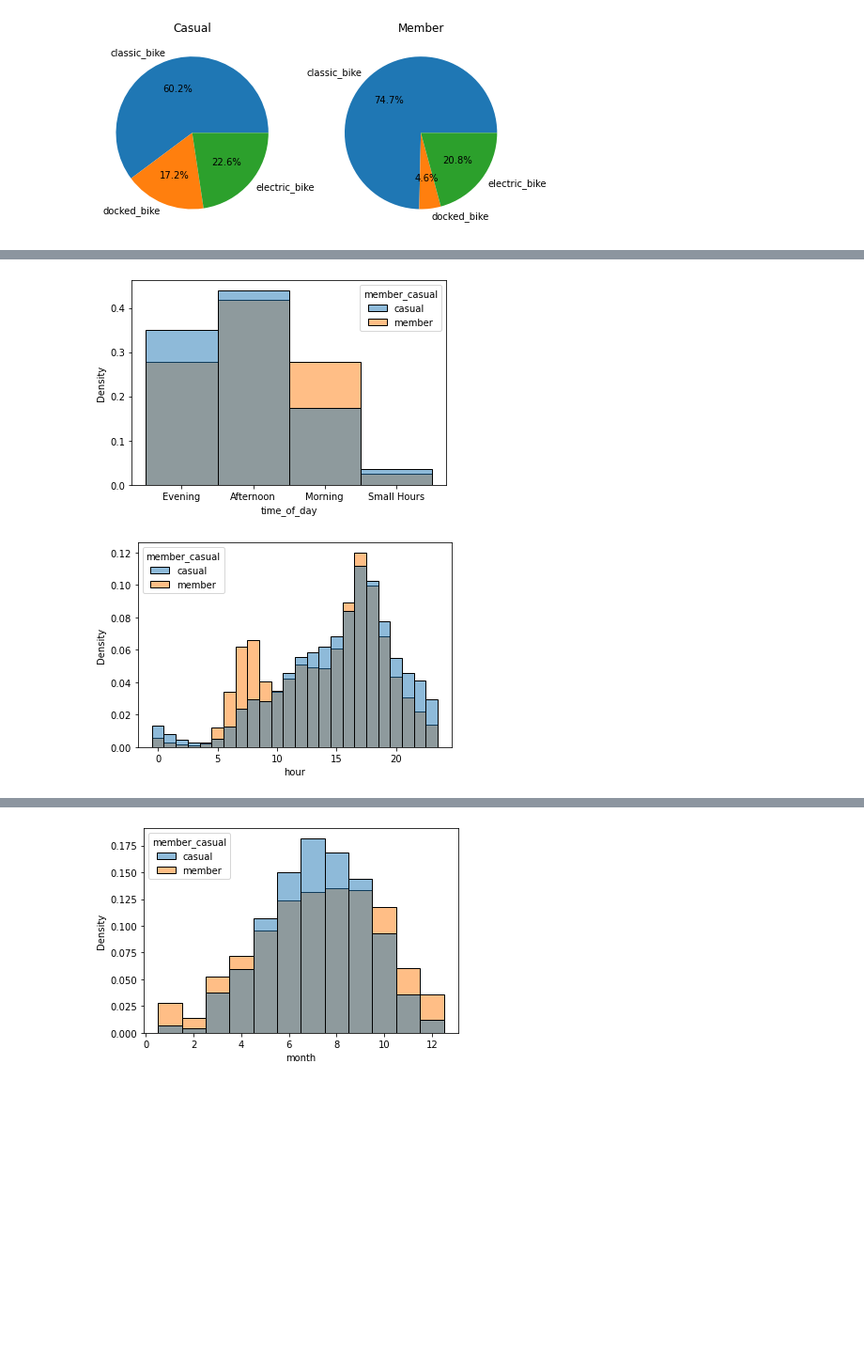
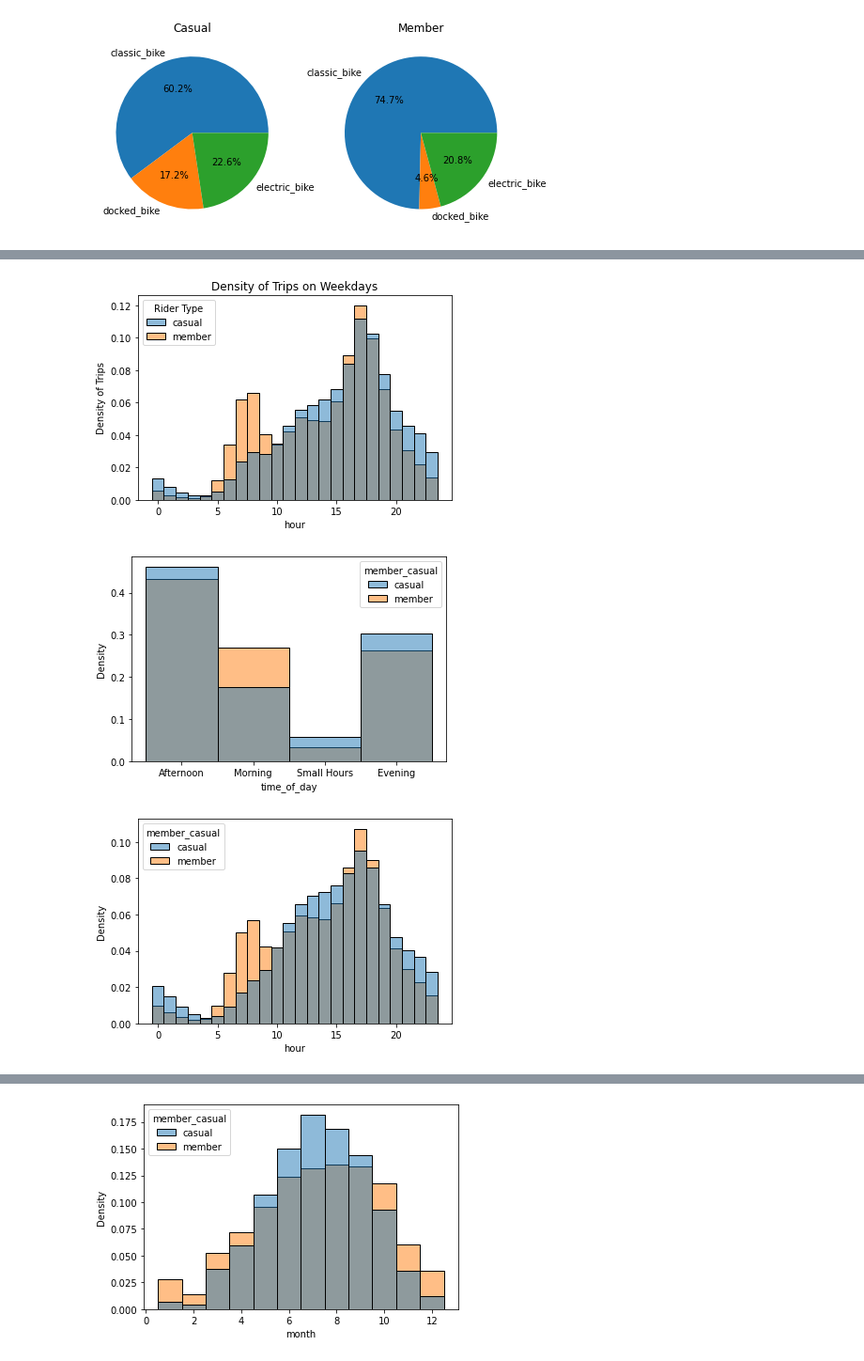
Before and after one commit to ttb-folio/Google-Data-Analytics-Capstone, a Jupyter notebook: Analysis.ipynb, the cells around one changed output, grey strips where cells are left out. Shown at 94% size. Saved outputs shown, nothing was run; the diff lists cells and outputs as text; code cells hidden in the pictures; blank space fills up the shorter version.

```diff
--- a/Analysis.ipynb
+++ b/Analysis.ipynb
@@ -193,0 +177,10 @@ plt.show()
+# %%
+data["Rider Type"] = data['member_casual']
+
+data2 = data[~data.is_weekend]
+ax = sns.histplot(data2, x = "hour", discrete = True, hue = "Rider Type", stat = "density", common_norm =False)
+ax.set_ylabel("Density of Trips")
+ax.set_title("Density of Trips on Weekdays")
+plt.show()
+# %% [output]
+[figure, added]
@@ -194,11 +194,7 @@ plt.show()
 # %%
-data2 = data[data.is_weekend != True]
-
-sns.histplot(data2, x = "time_of_day", discrete = True, hue = "member_casual", stat = "density", common_norm = False)
+sns.histplot(data, x = "time_of_day", discrete = True, hue = "member_casual", stat = "density", common_norm = False)
 plt.show()
 # Maybe group by is weekend as well.
-sns.histplot(data2, x = "hour", discrete = True, hue = "member_casual", stat = "density", common_norm =False)
-plt.show()
 # %% [output]
-[figure, old version]
+[figure, new version]
-[figure, old version]
+[figure, new version]
```
Also changed, not shown: parts of 24 cells of this notebook, 3 other files.
